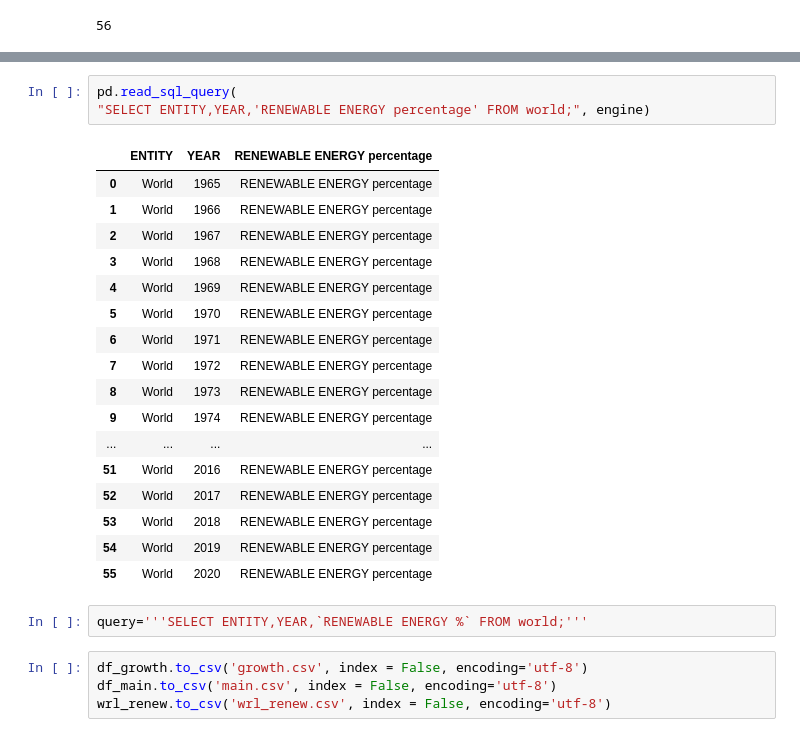
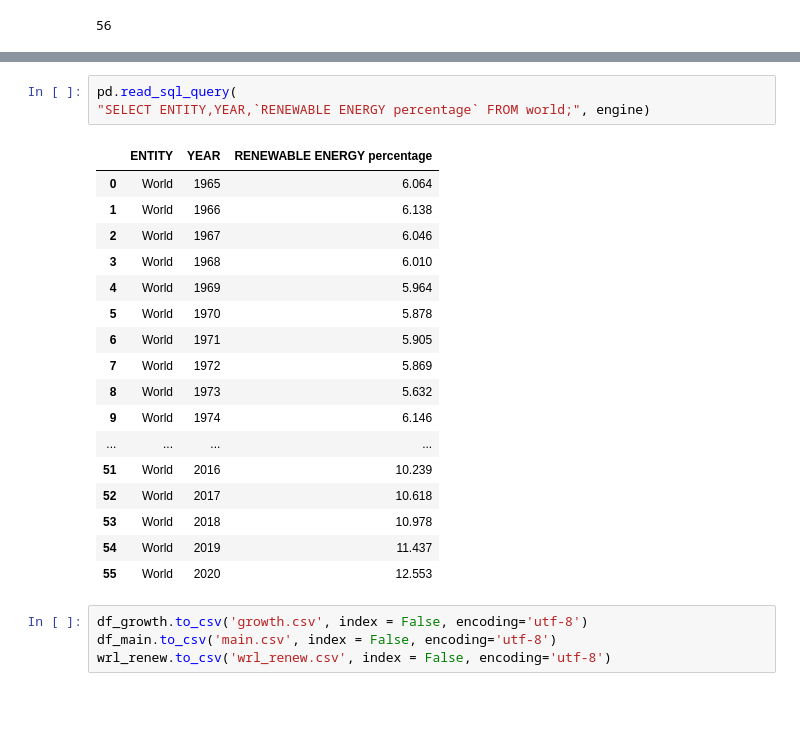
Before and after one commit to MaxTabo/Final_Project, a Jupyter notebook: FINAL TEST.ipynb, the cells around one changed output, grey strips where cells are left out. Drawn from its saved outputs; the diff is of its cells as text; blank space fills up the shorter version.

```diff
--- a/FINAL TEST.ipynb
+++ b/FINAL TEST.ipynb
@@ -248,27 +392,25 @@ list(engine.execute("SELECT * FROM world"))
  ('World', 'WRL', 2020, 12.553, 712.9)]
 # %%
 pd.read_sql_query(
-"SELECT ENTITY,YEAR,'RENEWABLE ENERGY percentage' FROM world;", engine)
+"SELECT ENTITY,YEAR,`RENEWABLE ENERGY percentage` FROM world;", engine)
 # %% [output]
 |  | ENTITY | YEAR | RENEWABLE ENERGY percentage |
-| 0 | World | 1965 | RENEWABLE ENERGY percentage |
-| 1 | World | 1966 | RENEWABLE ENERGY percentage |
-| 2 | World | 1967 | RENEWABLE ENERGY percentage |
-| 3 | World | 1968 | RENEWABLE ENERGY percentage |
-| 4 | World | 1969 | RENEWABLE ENERGY percentage |
-| 5 | World | 1970 | RENEWABLE ENERGY percentage |
-| 6 | World | 1971 | RENEWABLE ENERGY percentage |
-| 7 | World | 1972 | RENEWABLE ENERGY percentage |
-| 8 | World | 1973 | RENEWABLE ENERGY percentage |
-| 9 | World | 1974 | RENEWABLE ENERGY percentage |
+| 0 | World | 1965 | 6.064 |
+| 1 | World | 1966 | 6.138 |
+| 2 | World | 1967 | 6.046 |
+| 3 | World | 1968 | 6.010 |
+| 4 | World | 1969 | 5.964 |
+| 5 | World | 1970 | 5.878 |
+| 6 | World | 1971 | 5.905 |
+| 7 | World | 1972 | 5.869 |
+| 8 | World | 1973 | 5.632 |
+| 9 | World | 1974 | 6.146 |
 | ... | ... | ... | ... |
-| 51 | World | 2016 | RENEWABLE ENERGY percentage |
-| 52 | World | 2017 | RENEWABLE ENERGY percentage |
-| 53 | World | 2018 | RENEWABLE ENERGY percentage |
-| 54 | World | 2019 | RENEWABLE ENERGY percentage |
-| 55 | World | 2020 | RENEWABLE ENERGY percentage |
+| 51 | World | 2016 | 10.239 |
+| 52 | World | 2017 | 10.618 |
+| 53 | World | 2018 | 10.978 |
+| 54 | World | 2019 | 11.437 |
+| 55 | World | 2020 | 12.553 |
-# %%
-query='''SELECT ENTITY,YEAR,`RENEWABLE ENERGY %` FROM world;'''
 # %%
 df_growth.to_csv('growth.csv', index = False, encoding='utf-8')
 df_main.to_csv('main.csv', index = False, encoding='utf-8')
```
Also changed, not shown: parts of 41 cells of this notebook, 10 other files.
